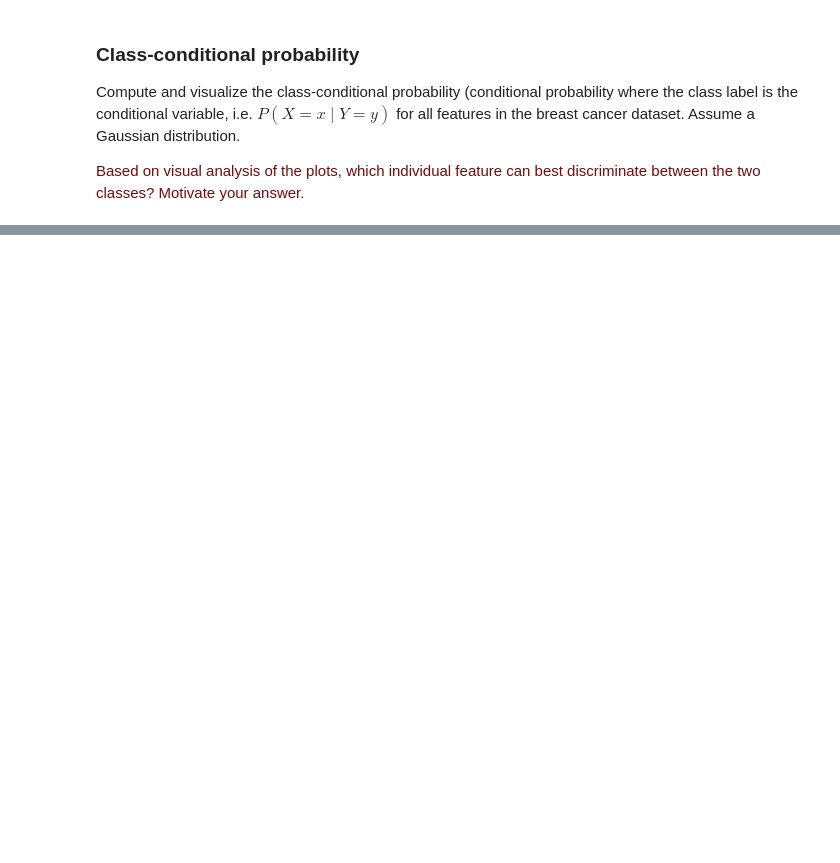
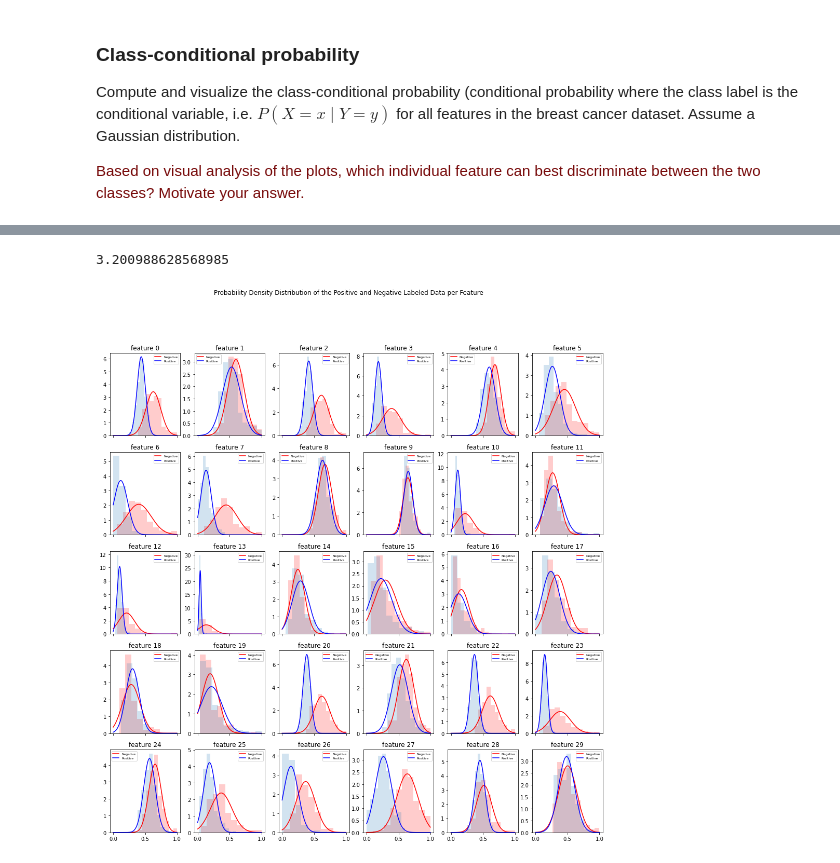
Before and after one commit to Djennifer/8dm50-machine-learning, a Jupyter notebook: practicals/week_1.ipynb, the cells around one changed output, grey strips where cells are left out. Cells and saved outputs as stored; diff of their text form; code cells hidden in the pictures; blank space fills up the shorter version.

```diff
--- a/practicals/week_1.ipynb
+++ b/practicals/week_1.ipynb
@@ -372,0 +305,61 @@ for j in range(5):
+# %%
+import math
+import scipy.stats
+from scipy.stats import norm
+
+x = breast_cancer.data[:, :]
+y = breast_cancer.target[:, np.newaxis]
+
+x /= np.max(np.abs(x),axis=0)
+
+condition = y == 0
+x_neg = x[condition[:,0]]
+x_pos = x[~condition[:,0]]
+
+mean_neg = np.mean(x_neg, axis = 0)
+mean_pos = np.mean(x_pos, axis = 0)
+mean = np.mean(x, axis = 0)
+std_neg = np.std(x_neg, axis = 0)
+std_pos = np.std(x_pos, axis = 0)
+std = np.std(x, axis = 0)
+
+def conditional_probability(class_label, x, feature):
+    if class_label == 1:
+        prob = normpdf(x, mean_pos[feature], std_pos[feature])[0]/normpdf(x, mean[feature], std[feature])[0]
+    elif class_label == 0:
+        prob = normpdf(x, mean_neg[feature], std_neg[feature])[0]/normpdf(x, mean[feature], std[feature])[0]
+    else:
+        NameError: print('Unknown class label')
+        raise
+    return prob
+
+def normpdf(x_axis, mean, std):
+    pdf = []
+    if isinstance(x_axis, float):
+        x_axis = np.array([x_axis])
+    for x in x_axis:
+        exponent = math.exp(-((x-mean)**2 / (2 * std**2 )))
+        pdf.append((1 / (math.sqrt(2 * math.pi) * std)) * exponent)
+    return pdf
+
+
+print(conditional_probability(class_label = 0, x = 0.5, feature = 23))
+
+
+# visualization of class conditional probability
+fig, ax = plt.subplots(5,6, figsize=(17,17), sharex = True)
+fig.suptitle('Probability Density Distribution of the Positive and Negative Labeled Data per Feature')
+c = 0
+x_axis = np.arange(0, 1, 0.001)
+for j in range(5):
+    for i in range(6):
+        ax[j, i].hist(x_neg[:, c], color = 'r',alpha = 0.2, density = True)
+        ax[j, i].hist(x_pos[:, c], alpha = 0.2, density = True)
+        ax[j, i].plot(x_axis, normpdf(x_axis, mean_neg[c], std_neg[c]), color = 'r', label = "Negative")
+        ax[j, i].plot(x_axis, normpdf(x_axis, mean_pos[c], std_pos[c]), color = 'b', label = "Positive")
+        ax[j, i].legend(prop={'size': 6})
+        ax[j, i].set_title('feature ' + str(c))
+        c += 1
+# %% [output]
+3.200988628568985
+[figure, added]
```
Also changed, not shown: parts of 6 cells of this notebook.
